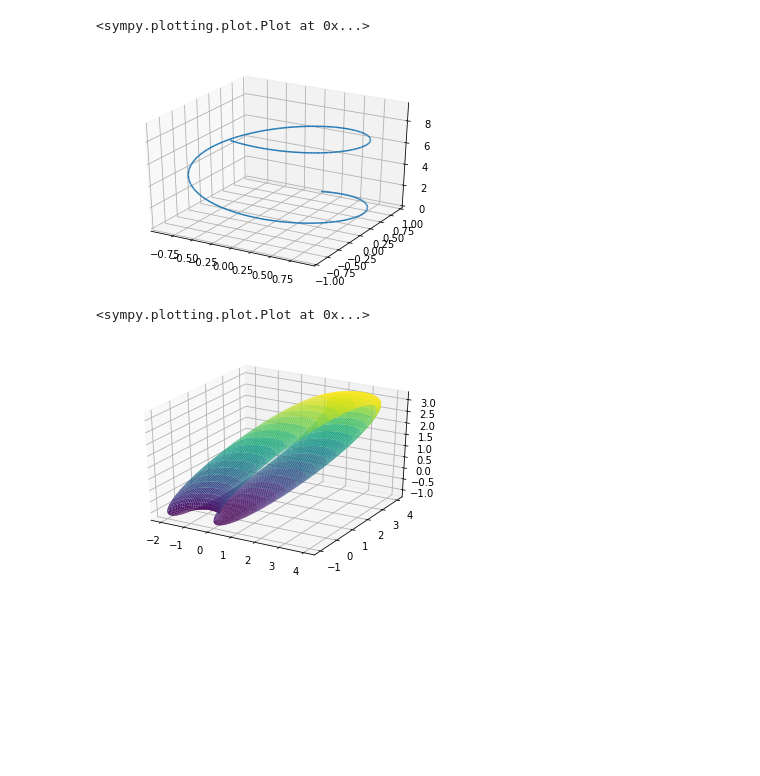
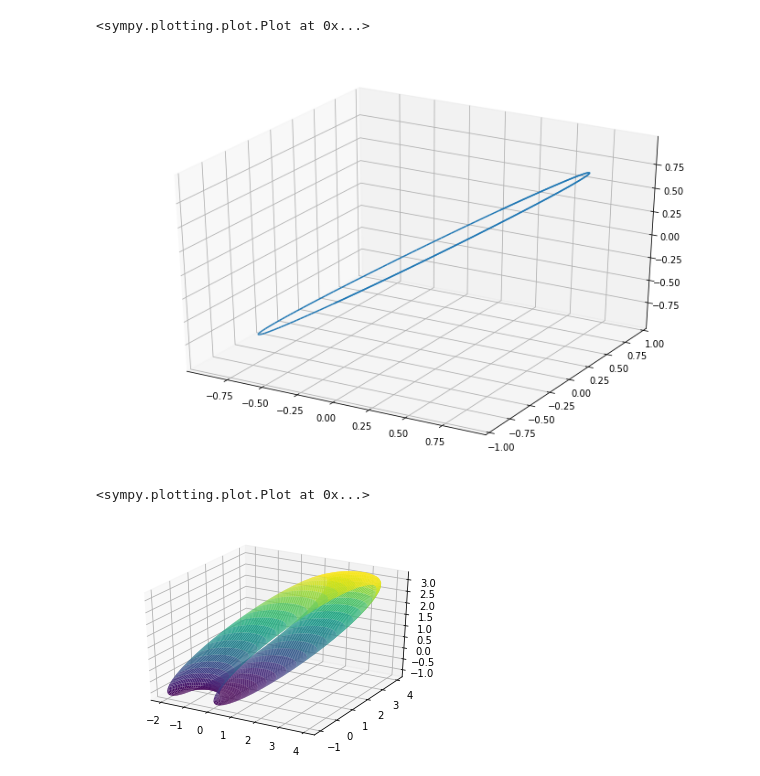
Before and after one commit to mattConn/mathematical-programming, a Jupyter notebook: notebooks/torus-plot.ipynb, the cells around one changed output. Drawn from its saved outputs; the diff is of its cells as text; code cells hidden in the pictures; blank space fills up the shorter version.

```diff
--- a/notebooks/torus-plot.ipynb
+++ b/notebooks/torus-plot.ipynb
@@ -4,7 +4,7 @@ from sympy.plotting import *
 import matplotlib as mpl
 mpl.rcParams['figure.figsize'] = (12,8)
 
-u,v = symbols('u v')
+t,u,v = symbols('t u v')
 
 # distance from axis
 a = 2
@@ -32,9 +32,9 @@ plot_parametric(s(u)*sin(u), s(u)*cos(u),(u, -pi, pi))
 [figure]
 <sympy.plotting.plot.Plot at 0x...>
 # %%
-plot3d_parametric_line(sin(u),cos(u),u,(u,0,3*pi))
+plot3d_parametric_line(sin(u),cos(u),sin(u),(u,0,3*pi))
 # %% [output]
-[figure, old version]
+[figure, new version]
 <sympy.plotting.plot.Plot at 0x...>
 # %%
 plot3d_parametric_surface( s(v)+cos(u),s(v)+sin(u),sin(v)+s(v), (u, 0, pi), (v, -pi, pi))
```
Also changed, not shown: parts of 5 cells of this notebook, 2 other files.
